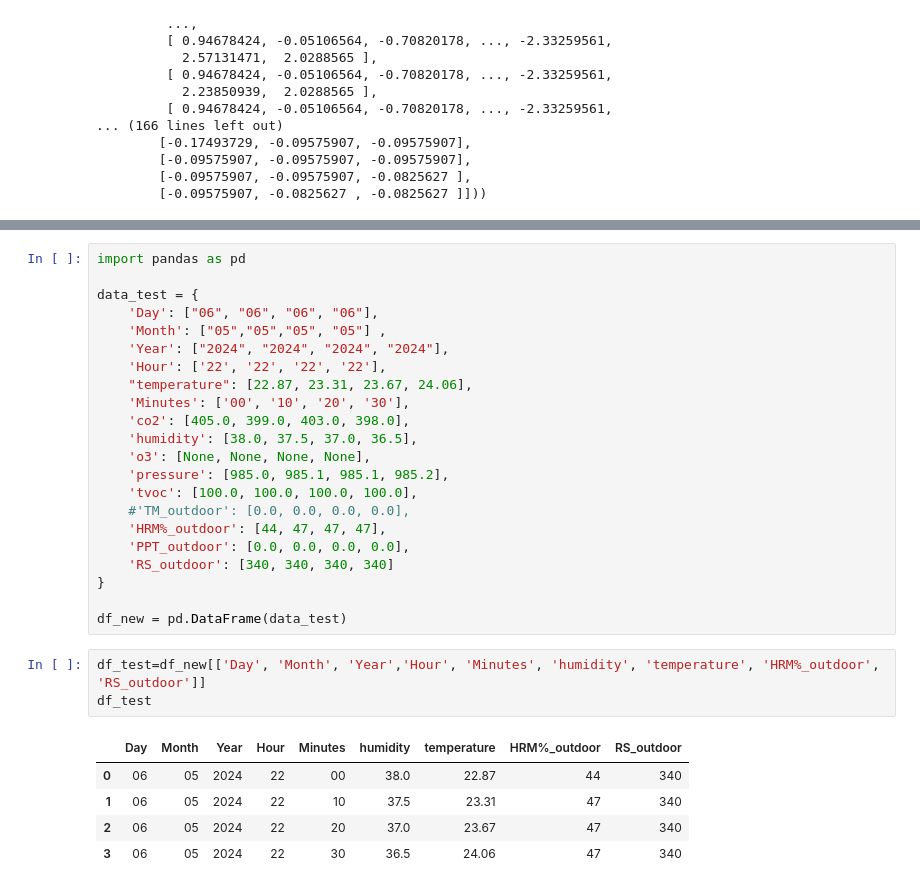
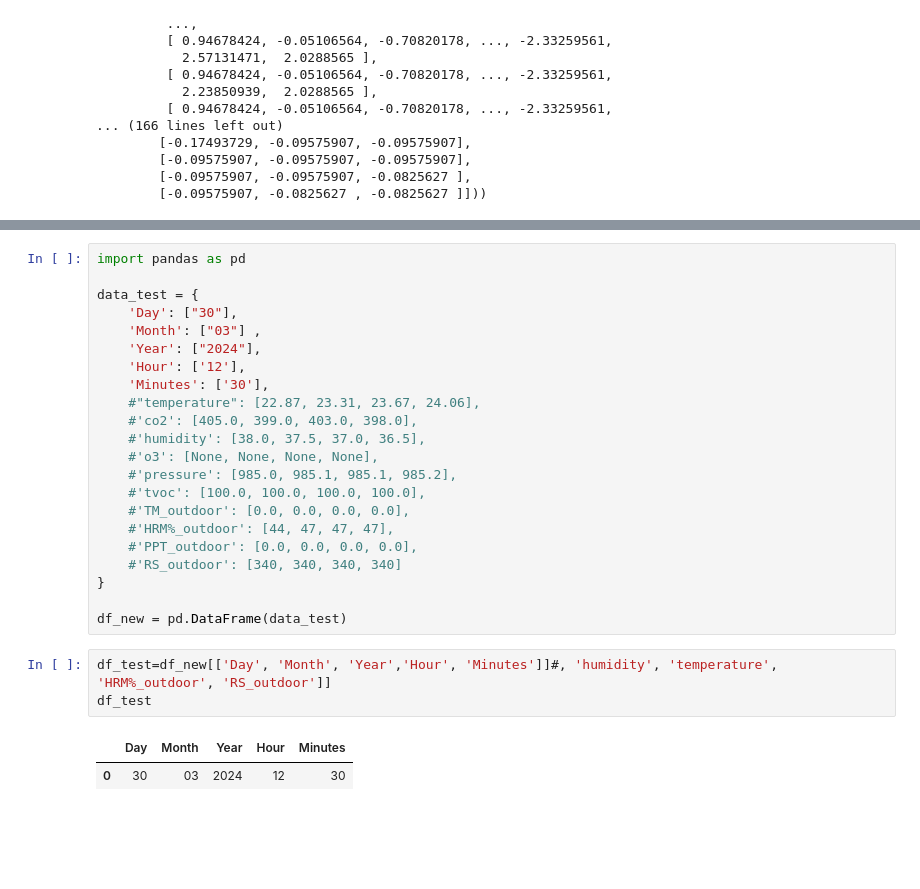
Before and after one commit to peremayolc/UAB_EnergyStudy, a Jupyter notebook: Recommender/recommendersys.ipynb, the cells around one changed output, grey strips where cells are left out. Drawn from its saved outputs; the diff is of its cells as text; blank space fills up the shorter version.

```diff
--- a/Recommender/recommendersys.ipynb
+++ b/Recommender/recommendersys.ipynb
@@ -635,33 +645,30 @@ R2 of Unidirectional LSTM model : 0.97
 import pandas as pd
 
 data_test = {
-    'Day': ["06", "06", "06", "06"],
-    'Month': ["05","05","05", "05"] ,
-    'Year': ["2024", "2024", "2024", "2024"],
-    'Hour': ['22', '22', '22', '22'],
-    "temperature": [22.87, 23.31, 23.67, 24.06],
-    'Minutes': ['00', '10', '20', '30'],
-    'co2': [405.0, 399.0, 403.0, 398.0],
-    'humidity': [38.0, 37.5, 37.0, 36.5],
-    'o3': [None, None, None, None],
-    'pressure': [985.0, 985.1, 985.1, 985.2],
-    'tvoc': [100.0, 100.0, 100.0, 100.0],
+    'Day': ["30"],
+    'Month': ["03"] ,
+    'Year': ["2024"],
+    'Hour': ['12'],
+    'Minutes': ['30'],
+    #"temperature": [22.87, 23.31, 23.67, 24.06],
+    #'co2': [405.0, 399.0, 403.0, 398.0],
+    #'humidity': [38.0, 37.5, 37.0, 36.5],
+    #'o3': [None, None, None, None],
+    #'pressure': [985.0, 985.1, 985.1, 985.2],
+    #'tvoc': [100.0, 100.0, 100.0, 100.0],
     #'TM_outdoor': [0.0, 0.0, 0.0, 0.0],
-    'HRM%_outdoor': [44, 47, 47, 47],
-    'PPT_outdoor': [0.0, 0.0, 0.0, 0.0],
-    'RS_outdoor': [340, 340, 340, 340]
+    #'HRM%_outdoor': [44, 47, 47, 47],
+    #'PPT_outdoor': [0.0, 0.0, 0.0, 0.0],
+    #'RS_outdoor': [340, 340, 340, 340]
 }
 
 df_new = pd.DataFrame(data_test)
 # %%
-df_test=df_new[['Day', 'Month', 'Year','Hour', 'Minutes', 'humidity', 'temperature', 'HRM%_outdoor', 'RS_outdoor']]
+df_test=df_new[['Day', 'Month', 'Year','Hour', 'Minutes']]#, 'humidity', 'temperature', 'HRM%_outdoor', 'RS_outdoor']]
 df_test
 # %% [output]
-|  | Day | Month | Year | Hour | Minutes | humidity | temperature | HRM%_outdoor | RS_outdoor |
-| 0 | 06 | 05 | 2024 | 22 | 00 | 38.0 | 22.87 | 44 | 340 |
-| 1 | 06 | 05 | 2024 | 22 | 10 | 37.5 | 23.31 | 47 | 340 |
-| 2 | 06 | 05 | 2024 | 22 | 20 | 37.0 | 23.67 | 47 | 340 |
-| 3 | 06 | 05 | 2024 | 22 | 30 | 36.5 | 24.06 | 47 | 340 |
+|  | Day | Month | Year | Hour | Minutes |
+| 0 | 30 | 03 | 2024 | 12 | 30 |
 # %%
 train_test=df_train.append(df_test,ignore_index=True).fillna(0)
 train_test
```
Also changed, not shown: parts of 11 cells of this notebook.
